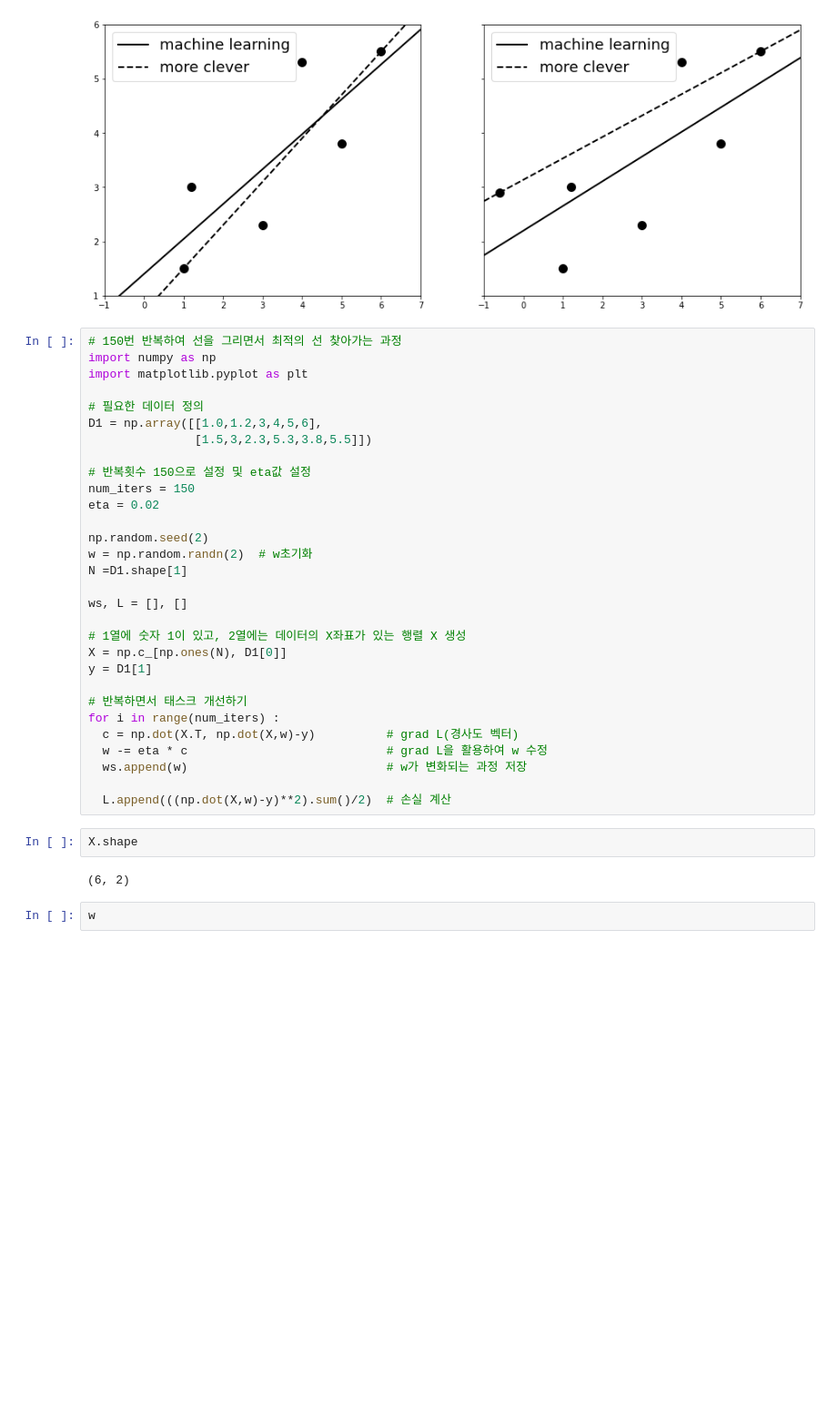
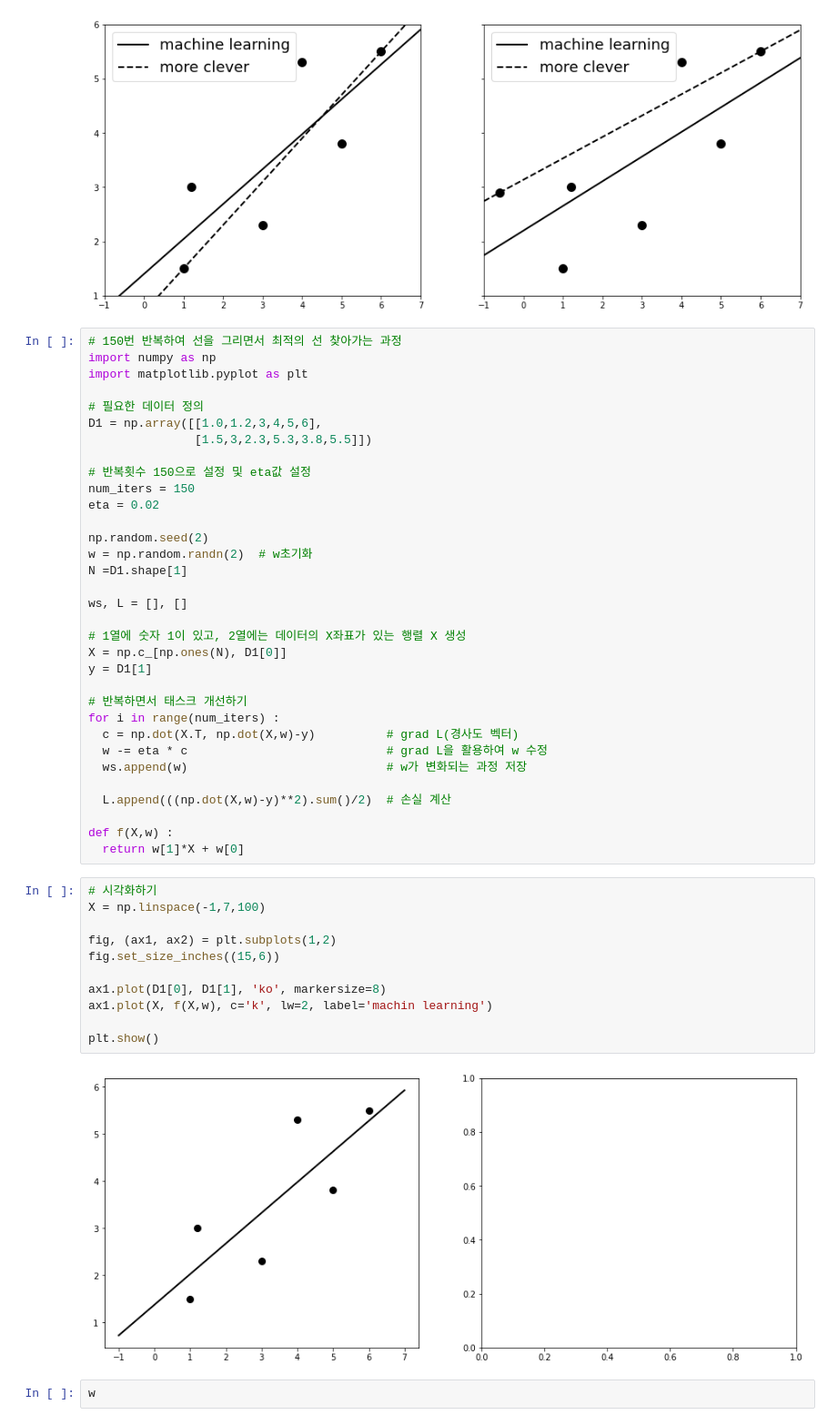
Before and after one commit to chw8207/math_basic, a Jupyter notebook: 머신러닝도입.ipynb, the cells around one changed output. Shown: that part at 91% size. Saved outputs shown, nothing was run; the diff lists cells and outputs as text; blank space fills up the shorter version.

```diff
--- a/머신러닝도입.ipynb
+++ b/머신러닝도입.ipynb
@@ -125,10 +125,22 @@ for i in range(num_iters) :
   ws.append(w)                            # w가 변화되는 과정 저장
 
   L.append(((np.dot(X,w)-y)**2).sum()/2)  # 손실 계산
+
+def f(X,w) :
+  return w[1]*X + w[0]
-# %%
-X.shape
-# %% [output]
-(6, 2)
+# %%
+# 시각화하기
+X = np.linspace(-1,7,100)
+
+fig, (ax1, ax2) = plt.subplots(1,2)
+fig.set_size_inches((15,6))
+
+ax1.plot(D1[0], D1[1], 'ko', markersize=8)
+ax1.plot(X, f(X,w), c='k', lw=2, label='machin learning')
+
+plt.show()
+# %% [output]
+[figure, added]
 # %%
 w
 # %% [output]
```
